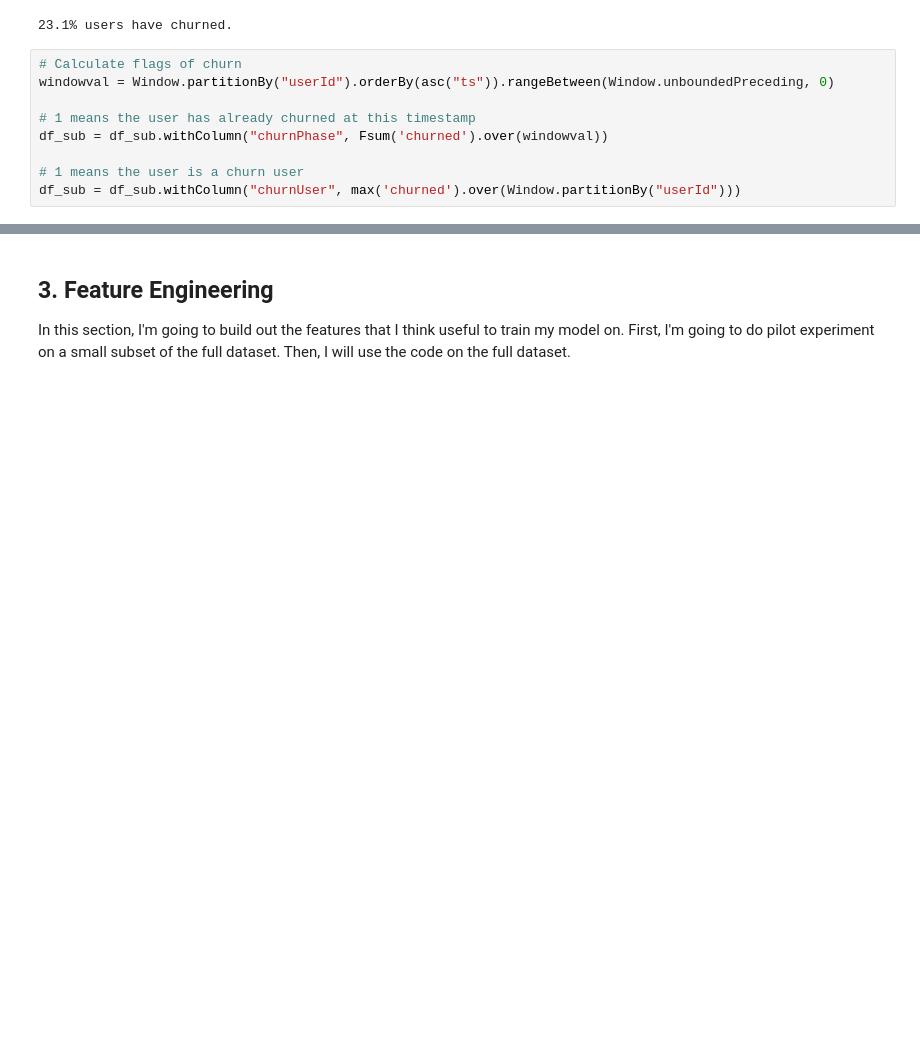
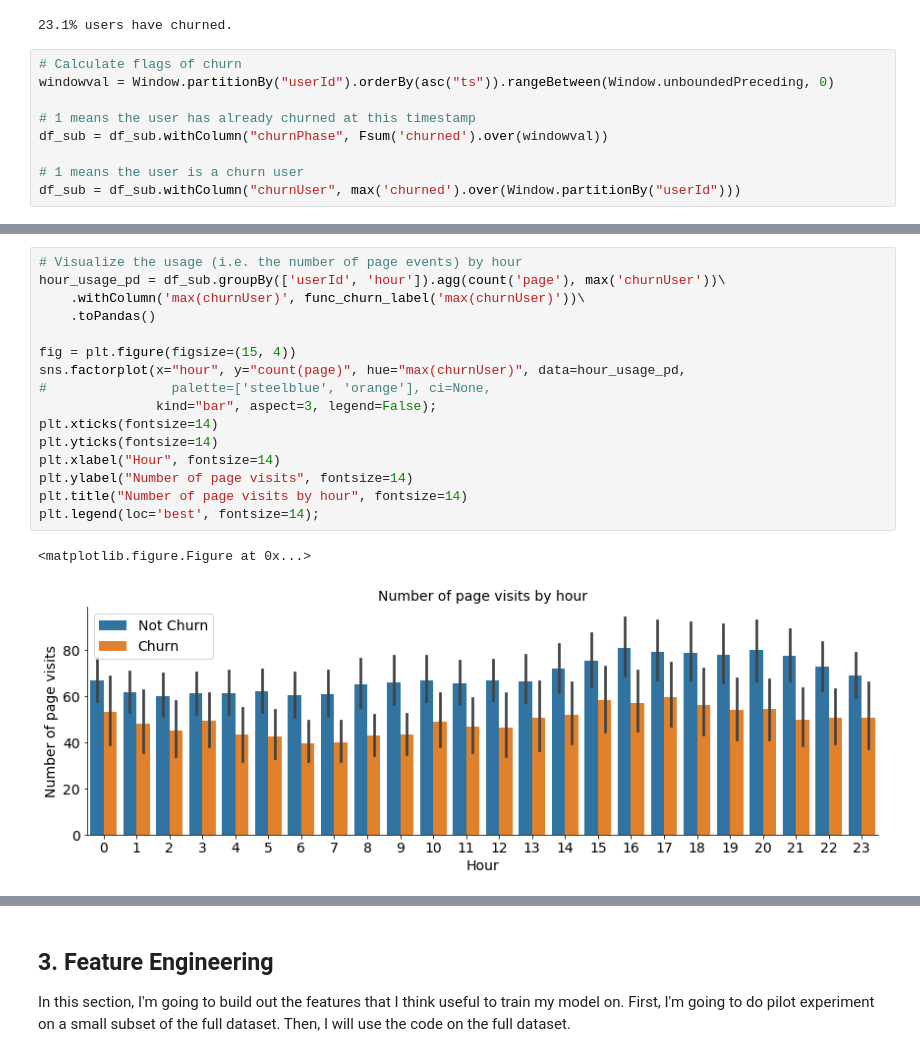
Before and after one commit to angang-li/sparkify, a Jupyter notebook: Sparkify.ipynb, the cells around one changed output, grey strips where cells are left out. Cells and saved outputs as stored; diff of their text form; blank space fills up the shorter version.

```diff
--- a/Sparkify.ipynb
+++ b/Sparkify.ipynb
@@ -403,0 +469,19 @@ Analyze the behavior for users who stayed vs users who churned.
+# %%
+# Visualize the usage (i.e. the number of page events) by hour
+hour_usage_pd = df_sub.groupBy(['userId', 'hour']).agg(count('page'), max('churnUser'))\
+    .withColumn('max(churnUser)', func_churn_label('max(churnUser)'))\
+    .toPandas()
+
+fig = plt.figure(figsize=(15, 4))
+sns.factorplot(x="hour", y="count(page)", hue="max(churnUser)", data=hour_usage_pd,
+#                palette=['steelblue', 'orange'], ci=None,
+               kind="bar", aspect=3, legend=False);
+plt.xticks(fontsize=14)
+plt.yticks(fontsize=14)
+plt.xlabel("Hour", fontsize=14)
+plt.ylabel("Number of page visits", fontsize=14)
+plt.title("Number of page visits by hour", fontsize=14)
+plt.legend(loc='best', fontsize=14);
+# %% [output]
+<matplotlib.figure.Figure at 0x...>
+[figure, added]
```
Also changed, not shown: parts of 35 cells of this notebook.
